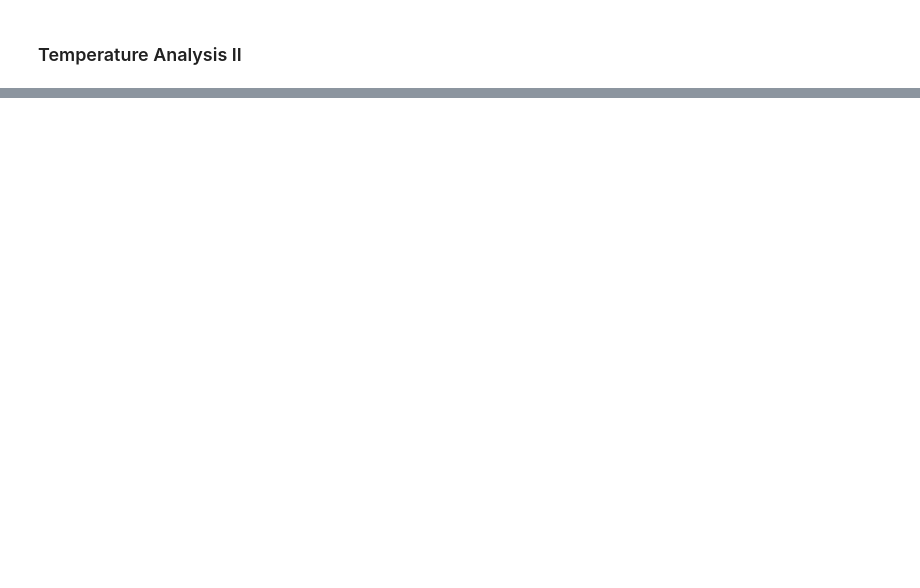
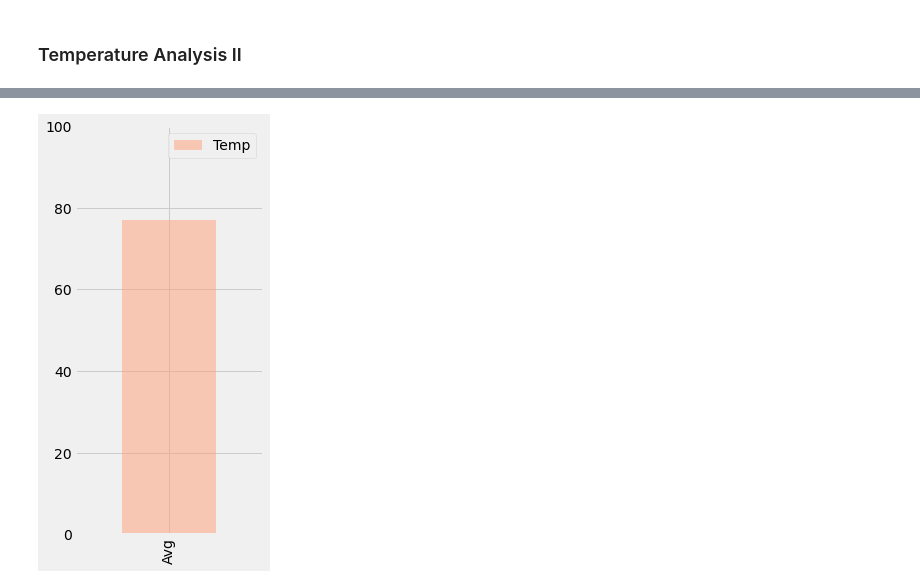
Before and after one commit to alplky/sqlalchemy-challenge, a Jupyter notebook: bonus_temp_analysis.ipynb, the cells around one changed output, grey strips where cells are left out. Cells and saved outputs as stored; diff of their text form; code cells hidden in the pictures; blank space fills up the shorter version.

Commit message:
completed t-test, plotted bar chart for trip avg temp

```diff
--- a/bonus_temp_analysis.ipynb
+++ b/bonus_temp_analysis.ipynb
@@ -1,6 +1,8 @@
 # %%
 # set up and dependencies
 import matplotlib.pyplot as plt
+from matplotlib import style
+style.use('fivethirtyeight')
 from sqlalchemy import create_engine
 from sqlalchemy.ext.declarative import declarative_base
 from sqlalchemy import Column, Integer, String, Float
@@ -162,2 +157,22 @@ Ttest_indResult(statistic=31.60372399000329, pvalue=3.9025129038616655e-191)
 # %% [markdown]
 ### Temperature Analysis II
+# %%
+# This function called `calc_temps` will accept start date and end date in the format '%Y-%m-%d'
+# and return the minimum, average, and maximum temperatures for that range of dates
+def calc_temps(start_date, end_date):
+    """TMIN, TAVG, and TMAX for a list of dates.
+
+    Args:
+        start_date (string): A date string in the format %Y-%m-%d
+        end_date (string): A date string in the format %Y-%m-%d
+
+    Returns:
+        TMIN, TAVE, and TMAX
+    """
+
+    return session.query(func.min(Measurement.tobs), func.round(func.avg(Measurement.tobs)), func.max(Measurement.tobs))\
+        .filter(Measurement.date >= start_date).filter(Measurement.date <= end_date).all()[0]
+
+# display temp data for dates provided
+trip_temps = calc_temps("2017-06-10", "2017-06-20")
+trip_temps
@@ -163,0 +183,10 @@ Ttest_indResult(statistic=31.60372399000329, pvalue=3.9025129038616655e-191)
+# %%
+# convert to dataframe for plotting
+
+keys = ["Min", "Avg", "Max"]
+
+dict_temps = {keys[i]: trip_temps[i] for i in range(len(trip_temps))}
+
+temp_df = pd.DataFrame.from_dict(dict_temps, orient="index", columns=["Temp"])
+
+temp_df
@@ -163,0 +200,7 @@ Ttest_indResult(statistic=31.60372399000329, pvalue=3.9025129038616655e-191)
+# %%
+# plot average temp as a bar plot with peak to peak
+
+temp_df[1:2].plot(kind="bar", figsize=(3,7), ylim=(0,100), color="lightsalmon", alpha=0.5)
+plt.show()
+# %% [output]
+[figure, added]
```
Also changed, not shown: parts of 17 cells of this notebook.
